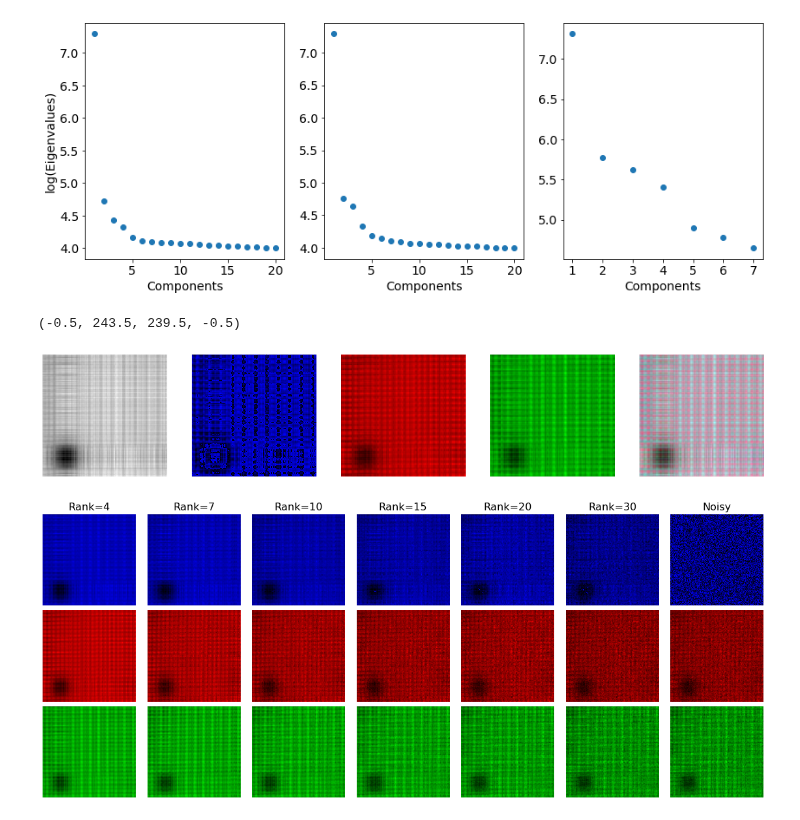
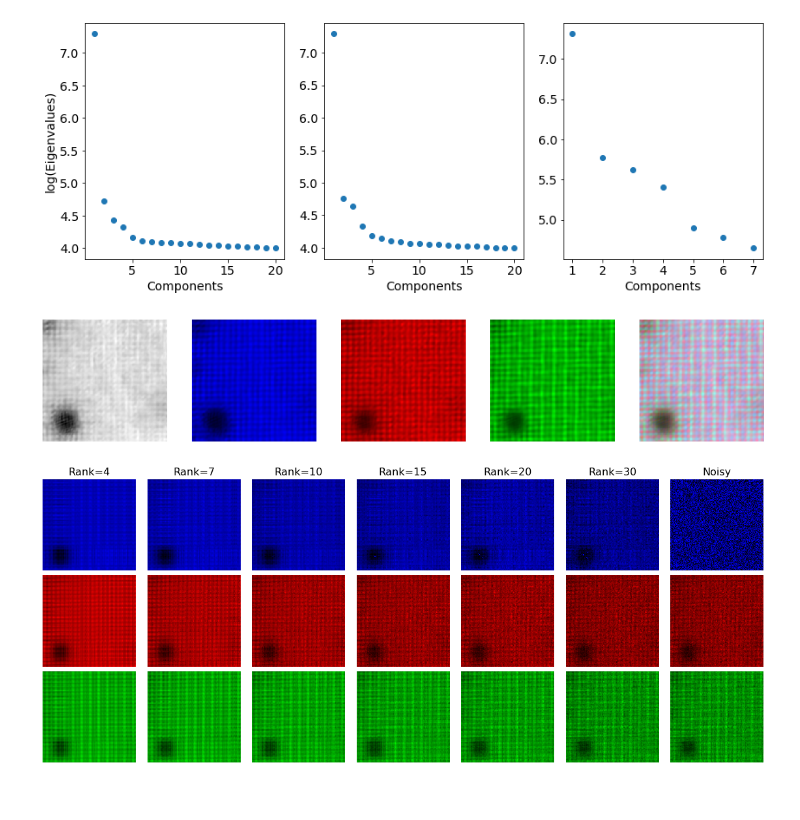
Before and after one commit to CY-Zhang/PyProcessingCodes, a Jupyter notebook: TensorDenoise/VisulizeResults_EDS.ipynb, the cells around one changed output. Saved outputs shown, nothing was run; the diff lists cells and outputs as text; code cells hidden in the pictures.

Commit message:
Updated tensor SVD application on EDS data

```diff
--- a/TensorDenoise/VisulizeResults_EDS.ipynb
+++ b/TensorDenoise/VisulizeResults_EDS.ipynb
@@ -83,12 +84,14 @@ Text(0.5, 0, 'Components')
 [figure]
 # %%
 # Analysis denoise results from grouped EDS data
-temp = sio.loadmat('E:\Denoising_Rungang\EDSdata\EDS_denoised_grouped_4-4-7.mat')
+temp = sio.loadmat('E:\Denoising_Rungang\EDSdata\EDS_denoised_grouped_10-10-7.mat')
 denoised = temp['est_HOOI']
 temp = sio.loadmat('E:\Denoising_Rungang\EDSdata\EDS_grouped.mat')
 noisy = temp['datacube']
+temp = sio.loadmat('E:\Denoising_Rungang\EDSdata\EDS_NLPCA_grouped_17-10-10.mat')
+NLPCA = temp['est_NLPCA']
 # %%
-data = denoised[:]
+data = NLPCA[:]
 data = data / np.amax(data) * 255
 rgbArray = np.zeros([240,244,3],dtype=np.uint8)
 
@@ -102,7 +105,7 @@ fig.add_subplot(152)
 layer = data[:,:,1]
 layer = layer/np.amax(layer)*255
 rgbArray = np.zeros([240,244,3],dtype=np.uint8)
-rgbArray[:,:,2] = layer.astype('int')*4
+rgbArray[:,:,2] = layer.astype('int')*1
 img = Image.fromarray(rgbArray)
 plt.imshow(img)
 plt.axis('off')
@@ -113,35 +116,36 @@ layer = layer/np.amax(layer)*255
 rgbArray = np.zeros([240,244,3],dtype=np.uint8)
 rgbArray[:,:,0] = layer.astype('int')
 img = Image.fromarray(rgbArray)
 plt.imshow(img)
 plt.axis('off')
 
 fig.add_subplot(154)
 layer = data[:,:,4] + data[:,:,5] + data[:,:,6]
 layer = layer/np.amax(layer)*255
 rgbArray = np.zeros([240,244,3],dtype=np.uint8)
 rgbArray[:,:,1] = layer.astype('int')
 img = Image.fromarray(rgbArray)
 plt.imshow(img)
 plt.axis('off')
 
 fig.add_subplot(155)
 rgbArray = np.zeros([240,244,3],dtype=np.uint8)
 layer = data[:,:,1]
 layer = layer/np.amax(layer)*255
 rgbArray[:,:,2] = layer.astype('int')
 layer = data[:,:,2] + data[:,:,3]
 layer = layer/np.amax(layer)*255
 rgbArray[:,:,0] = layer.astype('int')
 layer = data[:,:,4] + data[:,:,5] + data[:,:,6]
 layer = layer/np.amax(layer)*255
 rgbArray[:,:,1] = layer.astype('int')
 img = Image.fromarray(rgbArray)
 plt.imshow(img)
 plt.axis('off')
+
+fig.savefig('E:/Denoising_Rungang/EDSdata/NLPCA_results.tif')
 # %% [output]
-(-0.5, 243.5, 239.5, -0.5)
-[figure, old version]
+[figure, new version]
 # %%
 # Results from higher ranks along real space dimensions
 fig = plt.figure(figsize=(20,8))
```
Also changed, not shown: parts of 1 cell of this notebook, 1 other file.
